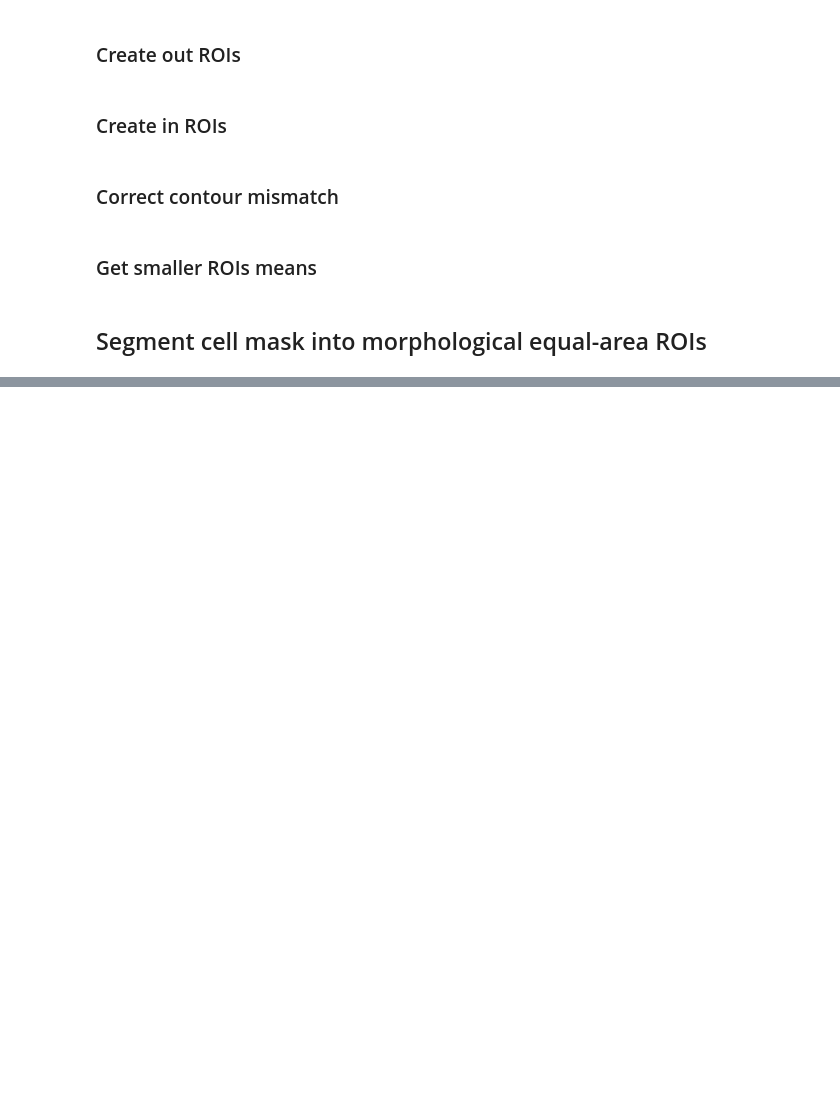
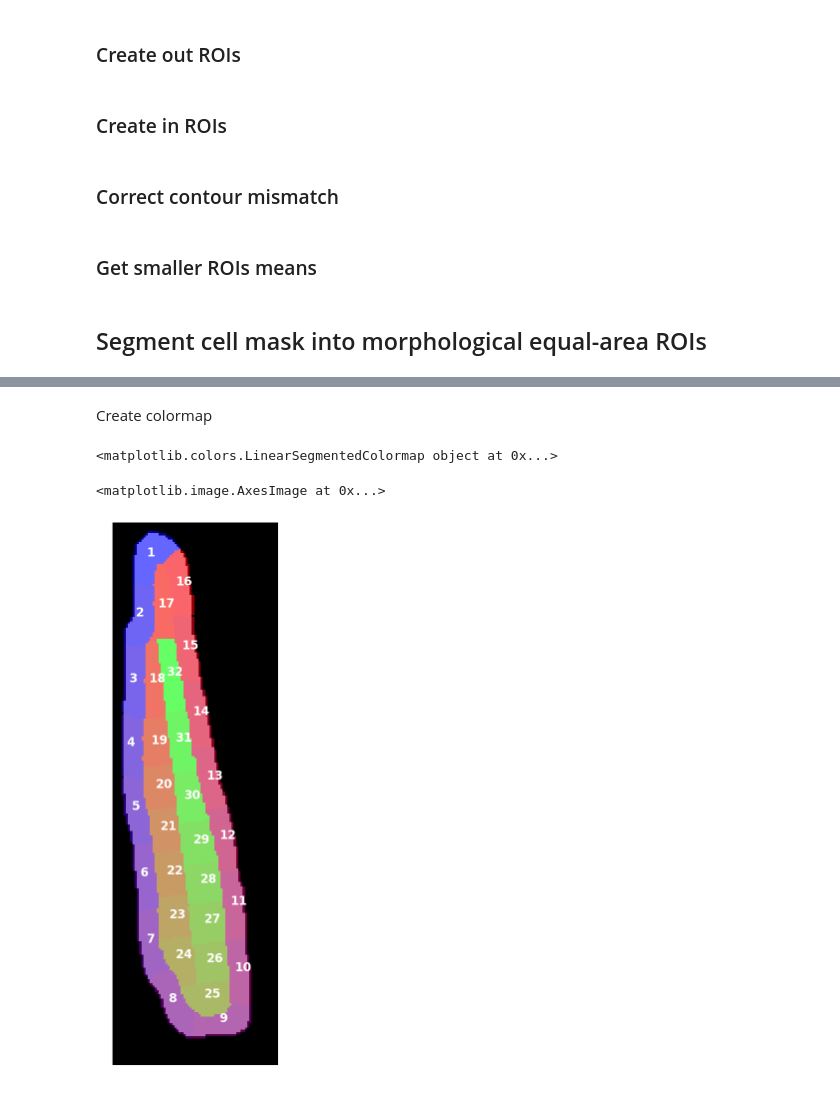
Before and after one commit to zoccoler/metroid, a Jupyter notebook: MES.ipynb, the cells around one changed output, grey strips where cells are left out. Drawn from its saved outputs; the diff is of its cells as text; code cells hidden in the pictures; blank space fills up the shorter version.

```diff
--- a/MES.ipynb
+++ b/MES.ipynb
@@ -861,7 +1141,7 @@ def correct_contour_mismatch(slices, segments):
 # %% [markdown]
 ### Get smaller ROIs means
 # %%
-def get_ROIs_means(video,segments,slices):
+def get_ROIs_means(video,ROIs):
     import numpy as np
 #     microregions_avg = []
 
@@ -869,15 +1149,12 @@ def get_ROIs_means(video,segments,slices):
 
 
 #     for v,s,sl in zip(video_list,segments_list,slices_list):
-    region_avg = np.empty((video.shape[0],(segments.shape[0]+slices.shape[0])),'float64') #vector with size = number of regions
+    region_avg = np.empty((video.shape[0],ROIs.shape[0]),'float64') #vector with size = number of regions
     for k in range(video.shape[0]): #iteration over each frame
-        for i in range(segments.shape[0]): #iteration over each region
-            region_avg[k,i] = np.mean(video[k][segments[i]]) #video frame k, indexado pela mascara de segmento i
+        for j in range(ROIs.shape[0]): #iteration over each region
+            region_avg[k,j] = np.mean(video[k][ROIs[j]]) #video frame k, indexado pela mascara de segmento j
             #linha é numero do frame, coluna é o numero da microregião
-        #print('i=',i)
-        for j in range(slices.shape[0]):
-            region_avg[k,(i+j+1)] = np.mean(video[k][slices[j]]) #video frame k, indexado pela mascara de segmento i
-            #linha é numero do frame, coluna é o numero da microregião
+
 #     microregions_avg.append(region_avg)
 
 
@@ -1037,0 +1291,14 @@ if testing:
+# %% [markdown]
+Create colormap
+# %%
+nregions = np.amax(label_ROIs).astype(int)
+from matplotlib import cm
+from matplotlib.colors import ListedColormap
+brg = cm.get_cmap('brg', nregions)
+print(brg)
+newcolors = brg(np.linspace(0, 1, nregions))
+black = np.array([0, 0, 0, 1])
+newcolors = np.insert(newcolors,0,black,axis=0)
+newcmp = ListedColormap(newcolors)
+# %% [output]
+<matplotlib.colors.LinearSegmentedColormap object at 0x...>
@@ -1038,3 +1307,19 @@ if testing:
+# %%
+fig, ax = plt.subplots(figsize=[15,20],nrows=1, ncols=1)
+ax.imshow(label_ROIs, cmap=newcmp)
+
+cent_coord = np.zeros((nregions,2))
+
+for j in range(nregions):
+#     a = np.zeros_like(label_ROIs).astype(bool)
+#     a[ROIs_means==j+1] = True
+    cent_coord[j,:] = np.rint(get_centroid(ROIs_masks[j,:,:]))
+    ax.annotate(j+1,(cent_coord[j,0]-2,cent_coord[j,1]),xycoords='data',color='white',fontsize=24,weight='bold')
+ax.axis('off')
+ax.imshow(mask,cmap='gray',alpha=0.4)
+# %% [output]
+<matplotlib.image.AxesImage at 0x...>
+[figure, added]
 # %%
 if testing:
 #     import matplotlib.gridspec as gridspec
```
Also changed, not shown: parts of 21 cells of this notebook.
